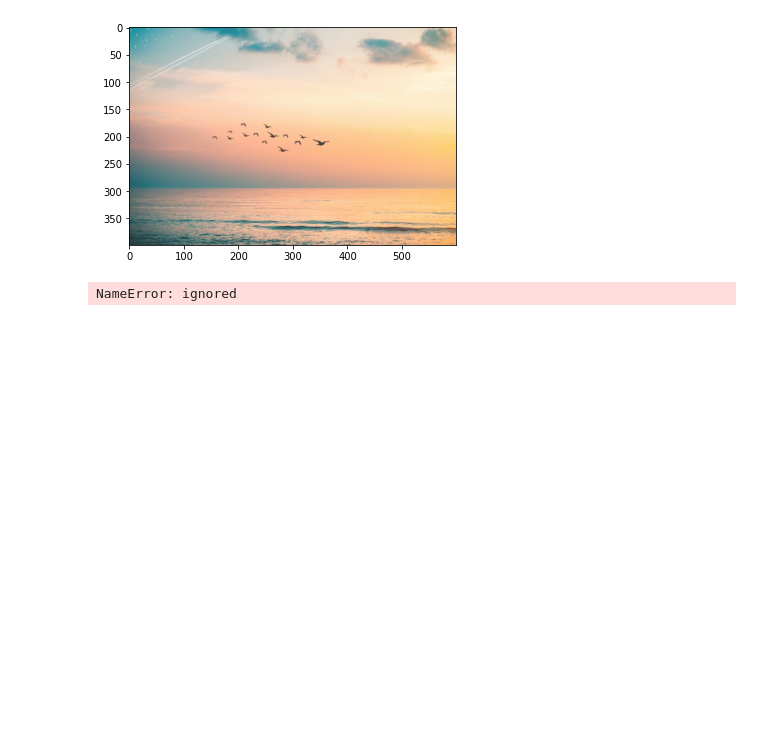
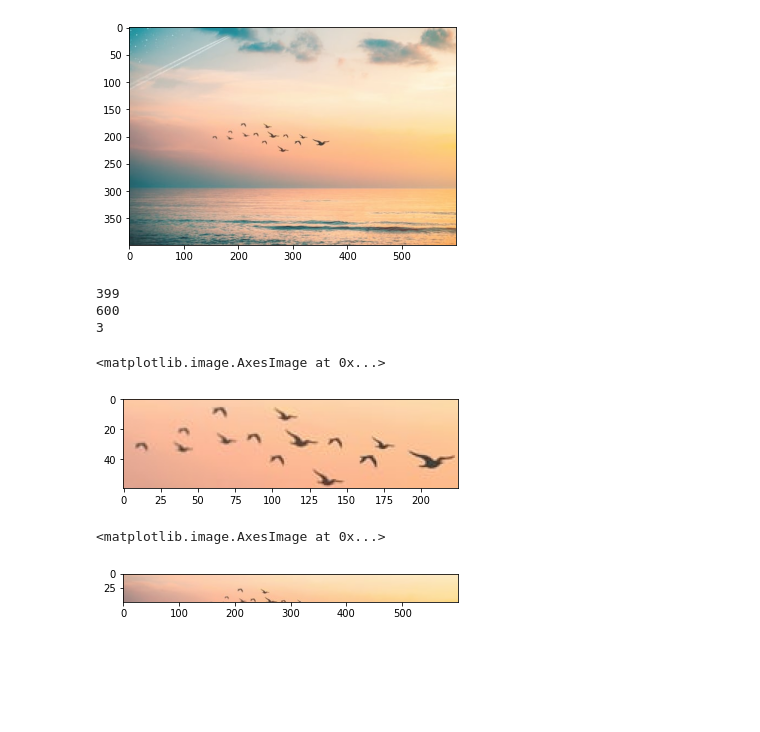
Before and after one commit to haruka20010217/class, a Jupyter notebook: Seminar_Presentation.ipynb, the cells around one changed output. Cells and saved outputs as stored; diff of their text form; code cells hidden in the pictures; blank space fills up the shorter version.

```diff
--- a/Seminar_Presentation.ipynb
+++ b/Seminar_Presentation.ipynb
@@ -36,8 +67,17 @@ plt.imshow(gray_Peacock,cmap='gray')
 # %%
 # 画像の読み込み
-birds = cv2.imread('birds2.jpg')
+birds_org= cv2.imread('birds2.jpg')
 # 画像の表示
-plt.imshow(cv2.cvtColor(birds, cv2.COLOR_BGR2RGB))
+plt.imshow(cv2.cvtColor(birds_org, cv2.COLOR_BGR2RGB))
 # %% [output]
 <matplotlib.image.AxesImage at 0x...>
 [figure]
+# %%
+birds_height, birds_width, birds_colornum = birds.shape
+print(birds_height)
+print(birds_width)
+print(birds_colornum)
+# %% [output]
+399
+600
+3
@@ -44,15 +86,38 @@ plt.imshow(cv2.cvtColor(birds, cv2.COLOR_BGR2RGB))
 # %%
-birds_crop = birds_org[50:120, 400:501, :]
+birds_crop = birds_org[170:230, 145:370, :]
 # 切り抜いた画像の表示
-plt.imshow(cv2.cvtColor(rocket_crop, cv2.COLOR_BGR2RGB))
+plt.imshow(cv2.cvtColor(birds_crop, cv2.COLOR_BGR2RGB))
 # %% [output]
-NameError: ignored
+<matplotlib.image.AxesImage at 0x...>
+[figure, added]
 # %%
-# 画像を縦50pxずつに区切った画像へ分割
-birds_list = []
-for i in range(8):
-    birds = birds_org[50*i:50*(i+1), :, :]
-    birds_list.append(birds)
+# 画像を縦15pxずつに区切った画像へ分割
+birds_crop_list = []
+for i in range(4):
+    birds_crop= birds_org[50*i:50*(i+1), :, :]
+    birds_crop_list.append(birds_crop)
 
 # 下端の画像のみ表示
-plt.imshow(cv2.cvtColor(birds_list[3], cv2.COLOR_BGR2RGB))
+plt.imshow(cv2.cvtColor(birds_crop_list[3], cv2.COLOR_BGR2RGB))
+# %% [output]
+<matplotlib.image.AxesImage at 0x...>
+[figure, added]
+# %%
+# 画像に関する事前設定
+fig = plt.figure(figsize=(2,3), dpi=200)  # これで横800px, 縦200pxのGIF画像になる
+ax = fig.add_axes([0, 0, 1, 1])  # 余白なしにする
+ax.axis('off')  # グラフの軸やタイトルといった要素を非表示にする
+
+# 4分割にした画像それぞれをRGB形式にして新しいリスト（rocket_crop_gif_list）に入れる
+birds_crop_gif_list = []
+for i in range(4):
+    birds_crop_gif = ax.imshow(cv2.cvtColor(birds_crop_list[i], cv2.COLOR_BGR2RGB))
+    birds_crop_gif_list.append([birds_crop_gif])
+
+# アニメーションの作成
+anim = animation.ArtistAnimation(fig, birds_crop_gif_list, interval=500, repeat_delay=500)
+
+# GIF画像として保存（内部的にPillowの機能を使うようwriterで設定）
+anim.save('birds_anim.gif', writer='pillow')
+# %% [output]
+[figure, added]
```
Also changed, not shown: parts of 8 cells of this notebook.
